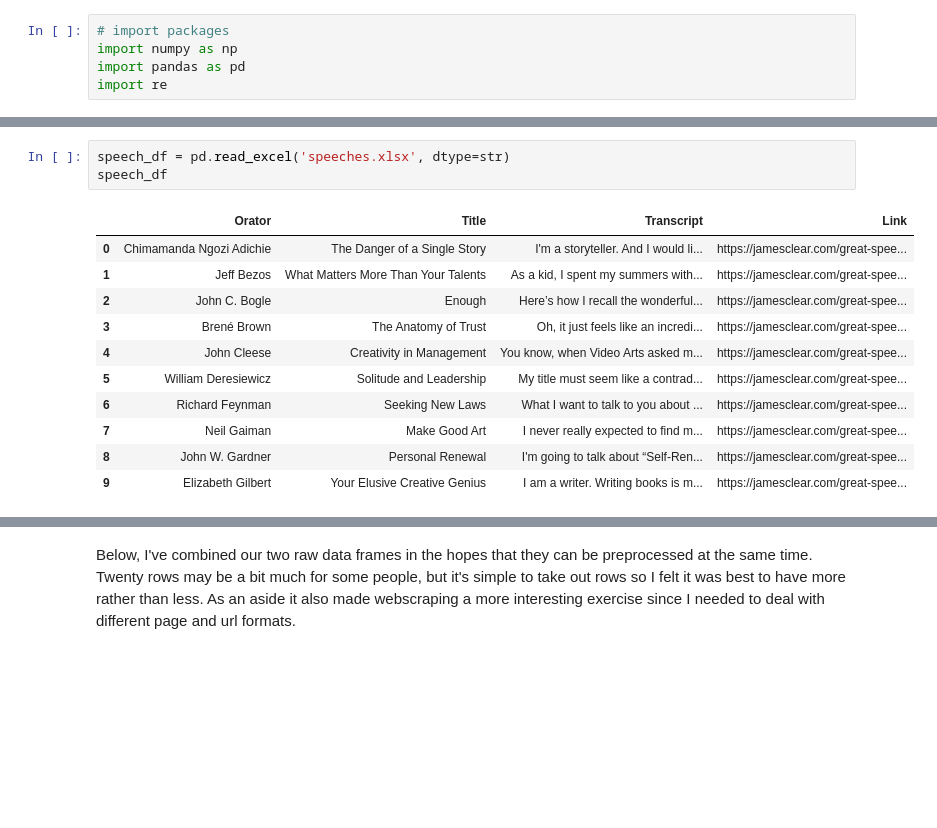
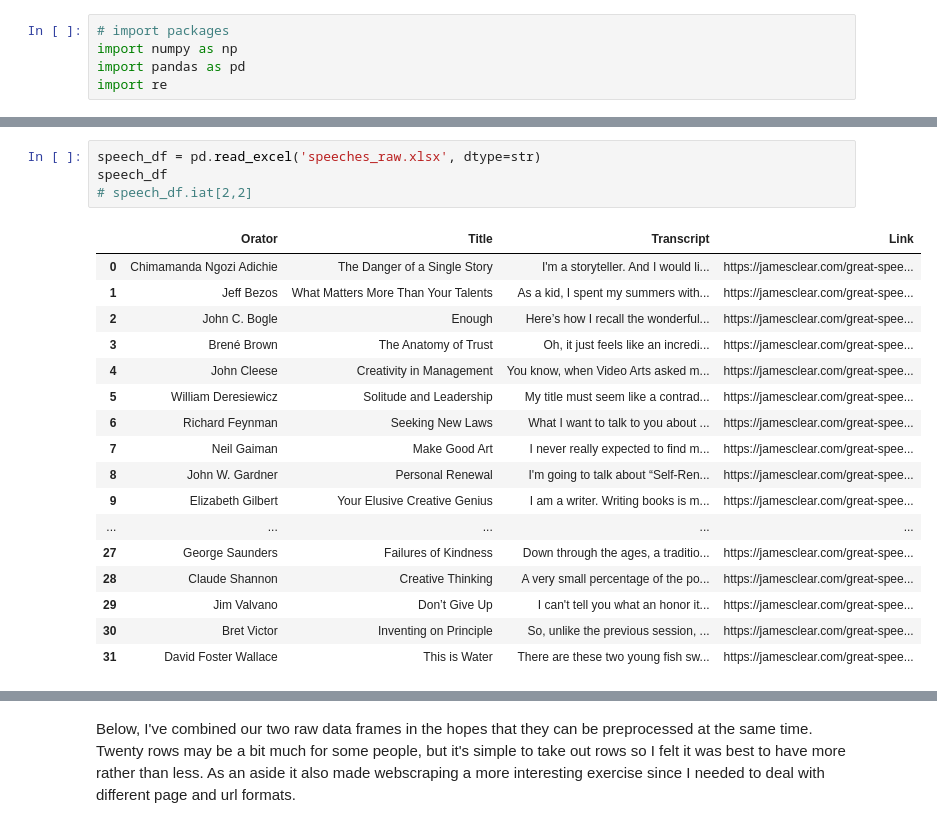
Before and after one commit to deltalite/Communication-Style-Analysis-Using-NLP, a Jupyter notebook: 1_preprocessing.ipynb, the cells around one changed output, grey strips where cells are left out. Saved outputs shown, nothing was run; the diff lists cells and outputs as text; blank space fills up the shorter version.

```diff
--- a/1_preprocessing.ipynb
+++ b/1_preprocessing.ipynb
@@ -12,16 +16,23 @@ Below are what our raw dataframes look like. Not bad if I do say so myself. Of c
 # %%
-speech_df = pd.read_excel('speeches.xlsx', dtype=str)
+speech_df = pd.read_excel('speeches_raw.xlsx', dtype=str)
 speech_df
+# speech_df.iat[2,2]
 # %% [output]
 |  | Orator | Title | Transcript | Link |
 | 0 | Chimamanda Ngozi Adichie | The Danger of a Single Story | I'm a storyteller. And I would li... | https://jamesclear.com/great-spee... |
 | 1 | Jeff Bezos | What Matters More Than Your Talents | As a kid, I spent my summers with... | https://jamesclear.com/great-spee... |
 | 2 | John C. Bogle | Enough | Here’s how I recall the wonderful... | https://jamesclear.com/great-spee... |
 | 3 | Brené Brown | The Anatomy of Trust | Oh, it just feels like an incredi... | https://jamesclear.com/great-spee... |
 | 4 | John Cleese | Creativity in Management | You know, when Video Arts asked m... | https://jamesclear.com/great-spee... |
 | 5 | William Deresiewicz | Solitude and Leadership | My title must seem like a contrad... | https://jamesclear.com/great-spee... |
 | 6 | Richard Feynman | Seeking New Laws | What I want to talk to you about ... | https://jamesclear.com/great-spee... |
 | 7 | Neil Gaiman | Make Good Art | I never really expected to find m... | https://jamesclear.com/great-spee... |
 | 8 | John W. Gardner | Personal Renewal | I'm going to talk about “Self-Ren... | https://jamesclear.com/great-spee... |
 | 9 | Elizabeth Gilbert | Your Elusive Creative Genius | I am a writer. Writing books is m... | https://jamesclear.com/great-spee... |
+| ... | ... | ... | ... | ... |
+| 27 | George Saunders | Failures of Kindness | Down through the ages, a traditio... | https://jamesclear.com/great-spee... |
+| 28 | Claude Shannon | Creative Thinking | A very small percentage of the po... | https://jamesclear.com/great-spee... |
+| 29 | Jim Valvano | Don’t Give Up | I can't tell you what an honor it... | https://jamesclear.com/great-spee... |
+| 30 | Bret Victor | Inventing on Principle | So, unlike the previous session, ... | https://jamesclear.com/great-spee... |
+| 31 | David Foster Wallace | This is Water | There are these two young fish sw... | https://jamesclear.com/great-spee... |
 # %%
```
Also changed, not shown: parts of 18 cells of this notebook, 3 other files.
